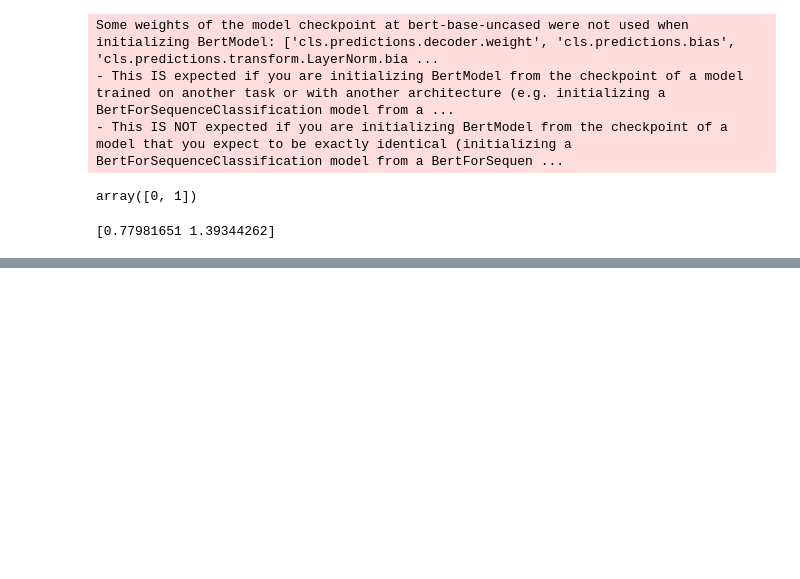
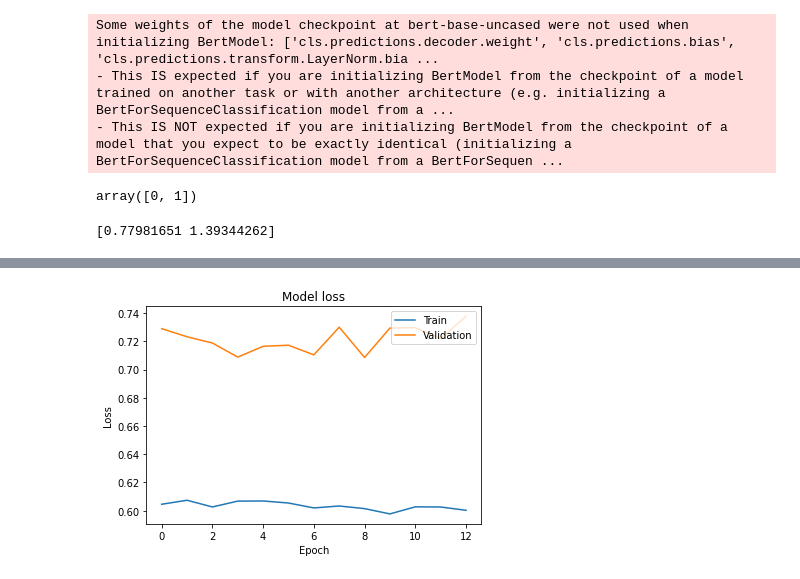
Before and after one commit to karunaprakash062/ml, a Jupyter notebook: qq.ipynb, the cells around one changed output, grey strips where cells are left out. Cells and saved outputs as stored; diff of their text form; code cells hidden in the pictures; blank space fills up the shorter version.

```diff
--- a/qq.ipynb
+++ b/qq.ipynb
@@ -192,7 +192,8 @@ from transformers import AdamW
 
 # define the optimizer
 optimizer = AdamW(model.parameters(),
-                  lr = 1e-5)
+                  lr = 1e-5,
+                  weight_decay=1)
 # %%
 train_labels=train_csv['label']
 # %%
@@ -222,7 +223,7 @@ weights = weights.to(device)
 cross_entropy  = nn.NLLLoss(weight=weights)
 
 # number of training epochs
-epochs = 10
+epochs = 100
 # %%
 # function to train the model
 def train():
@@ -385,0 +477,10 @@ Validation Loss: 0.705
+# %%
+plt.plot(train_losses)
+plt.plot(valid_losses)
+plt.title('Model loss')
+plt.ylabel('Loss')
+plt.xlabel('Epoch')
+plt.legend(['Train', 'Validation'], loc='upper right')
+plt.show()
+# %% [output]
+[figure, added]
```
Also changed, not shown: parts of 4 cells of this notebook.
